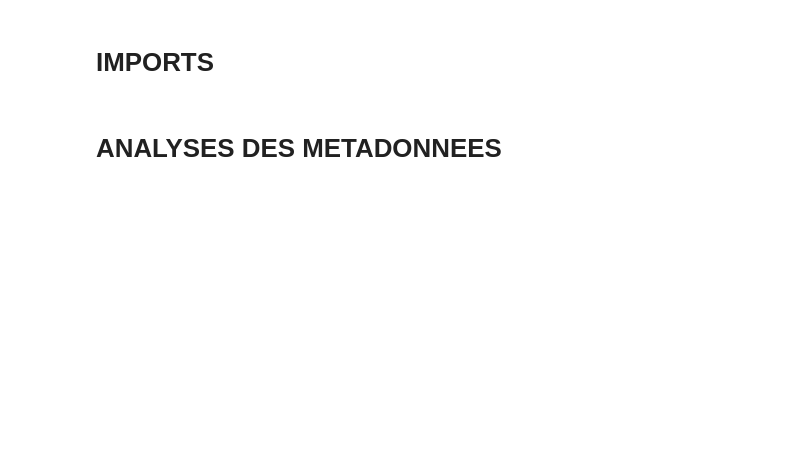
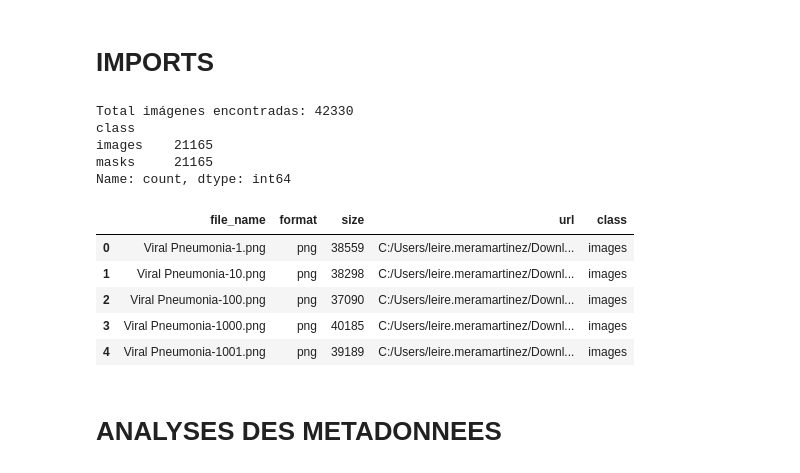
Before and after one commit to CedrickArmel/sep25_alt1_mle_ds_covid1, a Jupyter notebook: notebooks/1.0_cay_eda.ipynb, the cells around one changed output. Cells and saved outputs as stored; diff of their text form; code cells hidden in the pictures; blank space fills up the shorter version.

```diff
--- a/notebooks/1.0_cay_eda.ipynb
+++ b/notebooks/1.0_cay_eda.ipynb
@@ -17,6 +17,43 @@ from skimage.feature import graycomatrix, graycoprops
 from tqdm.auto import tqdm
 # %%
 DATA_ROOT = Path("../data/01_raw/COVID-19_Radiography_Dataset")
+# %%
+
+from pathlib import Path
+import pandas as pd
+
+DATA_ROOT = Path(r"C:\Users\leire.meramartinez\Downloads\COVID-19_Radiography_Dataset\COVID-19_Radiography_Dataset")
+image_exts = {".png", ".jpg", ".jpeg"}
+
+rows = []
+for img_path in DATA_ROOT.rglob("*"):
+    if img_path.suffix.lower() in image_exts:
+        # Clase = carpeta padre inmediata (COVID, Normal, etc.)
+        class_name = img_path.parent.name
+        rows.append({
+            "file_name": img_path.name,
+            "format": img_path.suffix.lower().lstrip("."),
+            "size": img_path.stat().st_size,
+            "url": str(img_path.as_posix()),
+            "class": class_name
+        })
+
+metadata = pd.DataFrame(rows)
+print("Total imágenes encontradas:", len(metadata))
+print(metadata['class'].value_counts())
+metadata.head()
+# %% [output]
+Total imágenes encontradas: 42330
+class
+images    21165
+masks     21165
+Name: count, dtype: int64
+|  | file_name | format | size | url | class |
+| 0 | Viral Pneumonia-1.png | png | 38559 | C:/Users/leire.meramartinez/Downl... | images |
+| 1 | Viral Pneumonia-10.png | png | 38298 | C:/Users/leire.meramartinez/Downl... | images |
+| 2 | Viral Pneumonia-100.png | png | 37090 | C:/Users/leire.meramartinez/Downl... | images |
+| 3 | Viral Pneumonia-1000.png | png | 40185 | C:/Users/leire.meramartinez/Downl... | images |
+| 4 | Viral Pneumonia-1001.png | png | 39189 | C:/Users/leire.meramartinez/Downl... | images |
 # %% [markdown]
 # ANALYSES DES METADONNEES
 # %%
```
Also changed, not shown: parts of 3 cells of this notebook.
